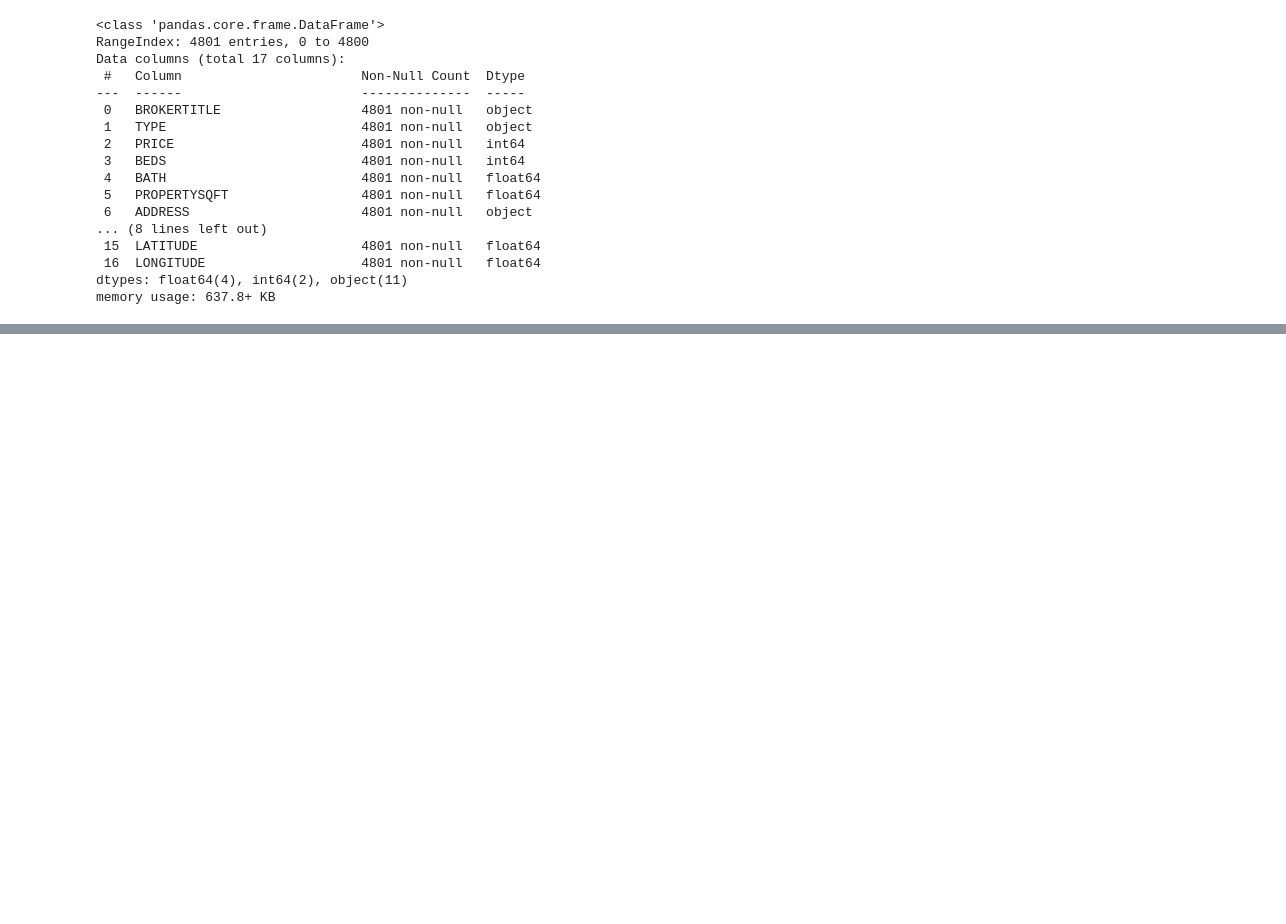
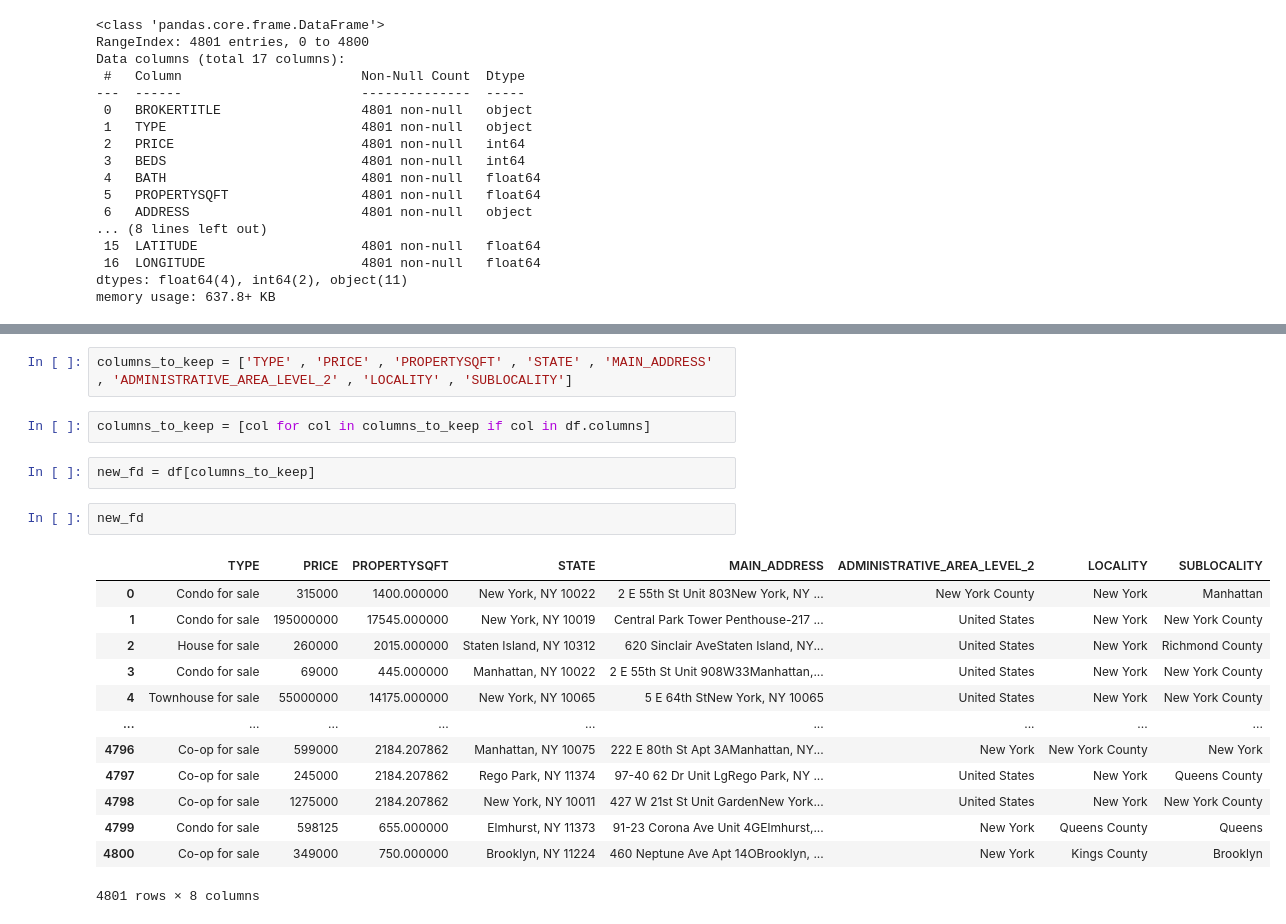
Before and after one commit to Happy4mou/NY-House-Prices-Project, a Jupyter notebook: notebooks/01_data_exploration.ipynb, the cells around one changed output, grey strips where cells are left out. Cells and saved outputs as stored; diff of their text form; blank space fills up the shorter version.

```diff
--- a/notebooks/01_data_exploration.ipynb
+++ b/notebooks/01_data_exploration.ipynb
@@ -50,0 +66,22 @@ df.head()
+# %%
+columns_to_keep = ['TYPE' , 'PRICE' , 'PROPERTYSQFT' , 'STATE' , 'MAIN_ADDRESS' , 'ADMINISTRATIVE_AREA_LEVEL_2' , 'LOCALITY' , 'SUBLOCALITY']
+# %%
+columns_to_keep = [col for col in columns_to_keep if col in df.columns]
+# %%
+new_fd = df[columns_to_keep]
+# %%
+new_fd
+# %% [output]
+|  | TYPE | PRICE | PROPERTYSQFT | STATE | MAIN_ADDRESS | ADMINISTRATIVE_AREA_LEVEL_2 | LOCALITY | SUBLOCALITY |
+| 0 | Condo for sale | 315000 | 1400.000000 | New York, NY 10022 | 2 E 55th St Unit 803New York, NY ... | New York County | New York | Manhattan |
+| 1 | Condo for sale | 195000000 | 17545.000000 | New York, NY 10019 | Central Park Tower Penthouse-217 ... | United States | New York | New York County |
+| 2 | House for sale | 260000 | 2015.000000 | Staten Island, NY 10312 | 620 Sinclair AveStaten Island, NY... | United States | New York | Richmond County |
+| 3 | Condo for sale | 69000 | 445.000000 | Manhattan, NY 10022 | 2 E 55th St Unit 908W33Manhattan,... | United States | New York | New York County |
+| 4 | Townhouse for sale | 55000000 | 14175.000000 | New York, NY 10065 | 5 E 64th StNew York, NY 10065 | United States | New York | New York County |
+| ... | ... | ... | ... | ... | ... | ... | ... | ... |
+| 4796 | Co-op for sale | 599000 | 2184.207862 | Manhattan, NY 10075 | 222 E 80th St Apt 3AManhattan, NY... | New York | New York County | New York |
+| 4797 | Co-op for sale | 245000 | 2184.207862 | Rego Park, NY 11374 | 97-40 62 Dr Unit LgRego Park, NY ... | United States | New York | Queens County |
+| 4798 | Co-op for sale | 1275000 | 2184.207862 | New York, NY 10011 | 427 W 21st St Unit GardenNew York... | United States | New York | New York County |
+| 4799 | Condo for sale | 598125 | 655.000000 | Elmhurst, NY 11373 | 91-23 Corona Ave Unit 4GElmhurst,... | New York | Queens County | Queens |
+| 4800 | Co-op for sale | 349000 | 750.000000 | Brooklyn, NY 11224 | 460 Neptune Ave Apt 14OBrooklyn, ... | New York | Kings County | Brooklyn |
+4801 rows × 8 columns
```
Also changed, not shown: parts of 8 cells of this notebook.
